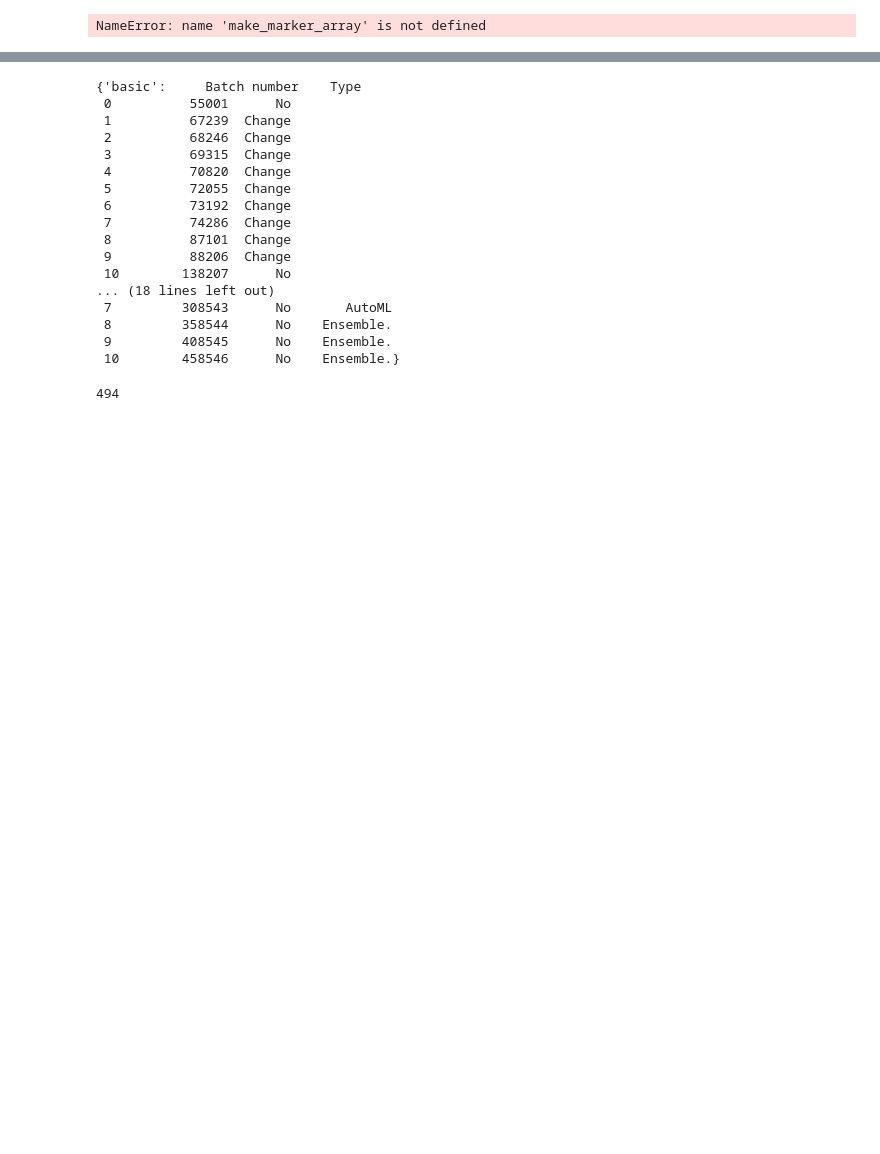
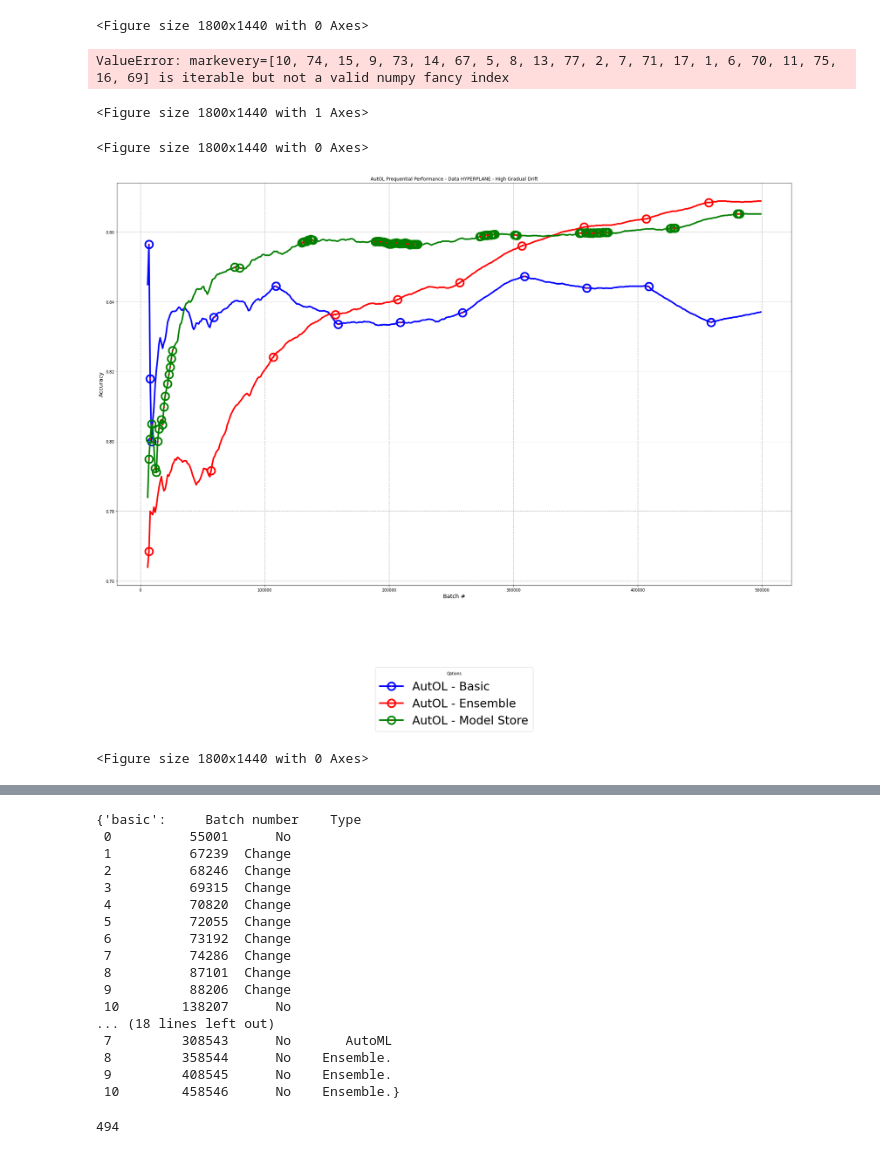
Before and after one commit to openml-labs/gama, a Jupyter notebook: plot.ipynb, the cells around one changed output, grey strips where cells are left out. Drawn from its saved outputs; the diff is of its cells as text; code cells hidden in the pictures; blank space fills up the shorter version.

Commit message:
plot

```diff
--- a/plot.ipynb
+++ b/plot.ipynb
@@ -172,37 +165,42 @@ for d in [4, 5, 6]:
     ax.set(xlabel="Batch #", ylabel="Accuracy")
     ax.grid(linestyle='--', linewidth=1)
 
-    ax.set_title('AutOL Prequential Performance - Data '+data_names[int(d/10)])
+    ax.set_title('AutOL Prequential Performance - Data '+data_names[int(d)])
 
     #Plot performance lines of each version
     # basic
     l0 = ax.plot(results["AutOL_Data_" + str(d)]['basic']['Batch number'],
                     results["AutOL_Data_" + str(d)]['basic']['Test score'],
                  'o',markeredgewidth=20 ,markerfacecolor='red',ls='-', ms=4, markevery=markonb,
                     label='AutOL - Basic', lw=4, color='b')
     #ensemble
     l1 = ax.plot(results["AutOL_Data_" + str(d)]['ensemble']['Batch number'],
                     results["AutOL_Data_" + str(d)]['ensemble']['Test score'],
                     'o',markeredgewidth=20 ,markerfacecolor='red',ls='-', ms=4, markevery=markone,
                     label='AutOL - Ensemble', lw=4, color='r')
     #model store
     l2 = ax.plot(results["AutOL_Data_" + str(d)]['modelstore']['Batch number'],
                     results["AutOL_Data_" + str(d)]['modelstore']['Test score'],
                     'o',markeredgewidth=20 ,markerfacecolor='red',ls='-', ms=4, markevery=markonm,
                     label='AutOL - Model Store', lw=4, color='g')
 
 
     handles, labels = ax.get_legend_handles_labels()
     plt.legend(handles, labels,
                loc='upper center',
                bbox_to_anchor=(0.5, -0.2),
                ncol=1,
                borderaxespad=0.1,
                title="Options",
                prop={'size': 30})
     #plt.yticks(np.arange(results["AutOL_Ensemble_Data_" + str(d)]['Test score'], results["AutOL_Ensemble_Data_" + str(d)]['Test score']+0.1, 0.1))
 
     plt.plot()
     figs[d].show()
 # %% [output]
-NameError: name 'make_marker_array' is not defined
+<Figure size 1800x1440 with 0 Axes>
+ValueError: markevery=[10, 74, 15, 9, 73, 14, 67, 5, 8, 13, 77, 2, 7, 71, 17, 1, 6, 70, 11, 75, 16, 69] is iterable but not a valid numpy fancy index
+<Figure size 1800x1440 with 1 Axes>
+<Figure size 1800x1440 with 0 Axes>
+[figure, added]
+<Figure size 1800x1440 with 0 Axes>
```
Also changed, not shown: parts of 8 cells of this notebook, 8 other files.
